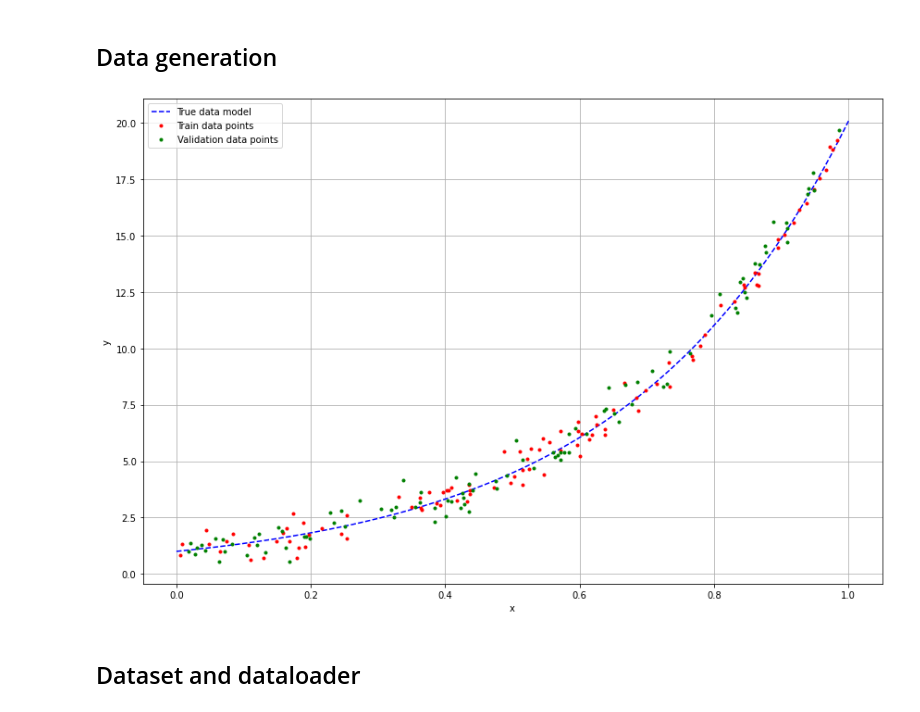
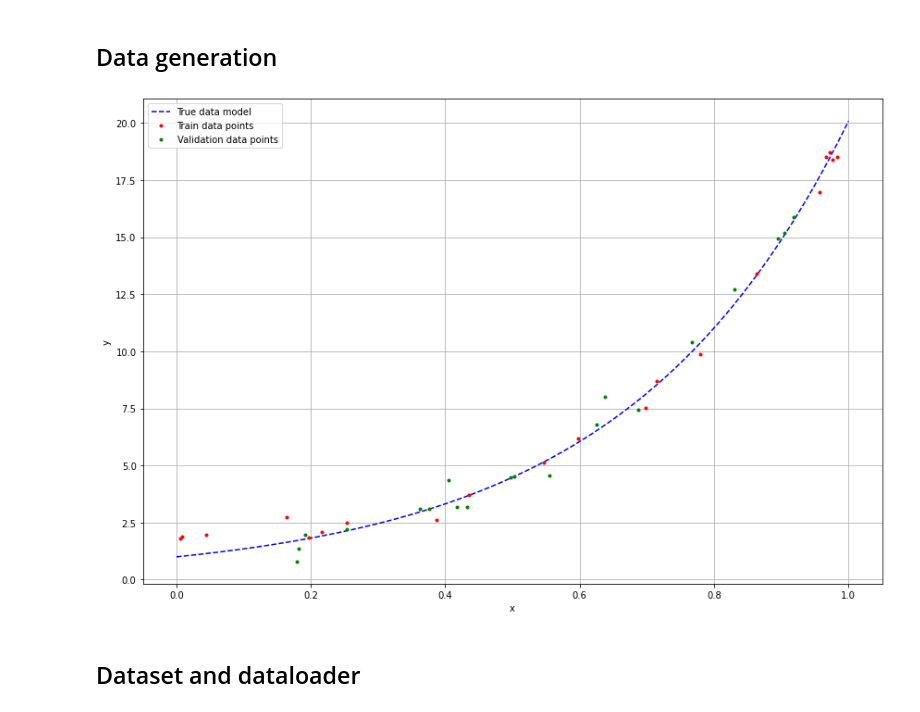
Before and after one commit to abassi98/NNDL, a Jupyter notebook: Homework_1/Regression.ipynb, the cells around one changed output. Saved outputs shown, nothing was run; the diff lists cells and outputs as text; code cells hidden in the pictures.

Commit message:
Trained ffn to exponential regression task

```diff
--- a/Homework_1/Regression.ipynb
+++ b/Homework_1/Regression.ipynb
@@ -47,36 +47,36 @@ beta = 3.0
 noise_std = 0.5
 np.random.seed(4)
 
 ### Train data
-num_train_points = 100
+num_train_points = 20
 x_train = np.random.rand(num_train_points)
 y_train = exp_model(x_train, alpha, beta, noise_std)
 with open('train_data.csv', 'w') as f:
     data = [f"{x},{y}" for x, y in zip(x_train, y_train)]
     f.write('\n'.join(data))
 
 ### Validation data
-num_val_points = 100
+num_val_points = 20
 x_val = np.random.rand(num_val_points)
 y_val = exp_model(x_val, alpha, beta, noise_std)
 with open('val_data.csv', 'w') as f:
     data = [f"{x},{y}" for x, y in zip(x_val, y_val)]
     f.write('\n'.join(data))
 
 ### Plot
 plt.figure(figsize=(12,8))
 x_highres = np.linspace(0,1,1000)
 plt.plot(x_highres, exp_model(x_highres, alpha, beta), color='b', ls='--', label='True data model')
 plt.plot(x_train, y_train, color='r', ls='', marker='.', label='Train data points')
 plt.plot(x_val, y_val, color='g', ls='', marker='.', label='Validation data points')
 plt.xlabel('x')
 plt.ylabel('y')
 plt.grid()
 plt.legend()
 plt.tight_layout()
 plt.show()
 # %% [output]
-[figure, old version]
+[figure, new version]
 # %% [markdown]
 ## Dataset and dataloader
 # %% [markdown]
```
Also changed, not shown: parts of 12 cells of this notebook, 1 other file.
